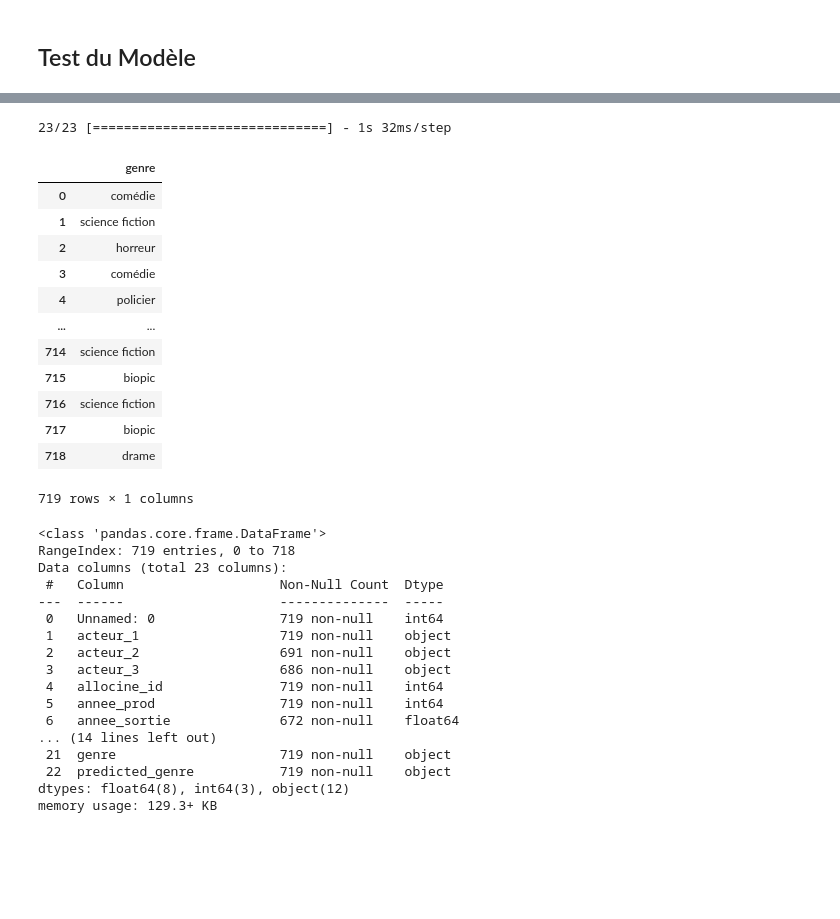
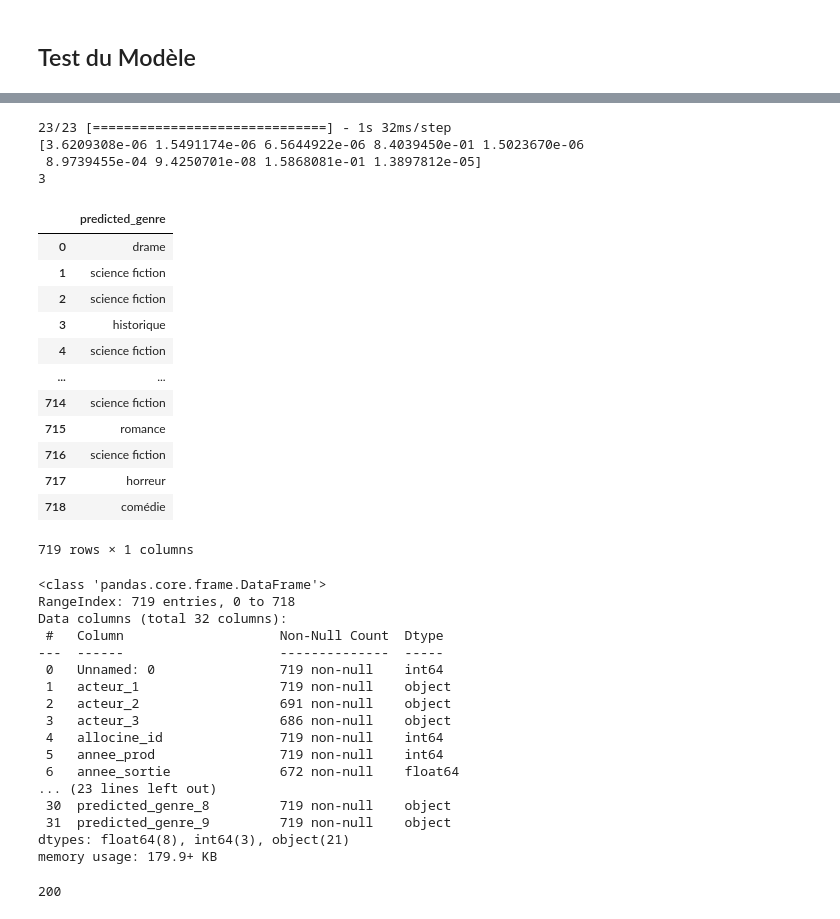
Before and after one commit to FABallemand/ProjetTAL, a Jupyter notebook: notebooks/CNN.ipynb, the cells around one changed output, grey strips where cells are left out. Saved outputs shown, nothing was run; the diff lists cells and outputs as text; code cells hidden in the pictures; blank space fills up the shorter version.

```diff
--- a/notebooks/CNN.ipynb
+++ b/notebooks/CNN.ipynb
@@ -489,31 +492,36 @@ CNN_model = tf.keras.models.load_model("model")
 # %%
 # Vector of probability for each class
 y_pred = CNN_model.predict(X_test)
+print(y_pred[0])
 
 # Vector of genre id with the highest probabillity
 y_pred = np.argmax(y_pred, axis=1)
+print(y_pred[0])
 
 # Convert to dataframe
 y_pred = pd.DataFrame(y_pred)
 
 # Rename column and replace genre ids with genre names
-y_pred.rename(columns={y_pred.columns[0]: "genre"}, inplace=True)
-y_pred.replace({"genre": id2genre}, inplace=True)
+y_pred.rename(columns={y_pred.columns[0]: "predicted_genre"}, inplace=True)
+y_pred.replace({"predicted_genre": id2genre}, inplace=True)
 y_pred
 # %% [output]
 23/23 [==============================] - 1s 32ms/step
+[3.6209308e-06 1.5491174e-06 6.5644922e-06 8.4039450e-01 1.5023670e-06
+ 8.9739455e-04 9.4250701e-08 1.5868081e-01 1.3897812e-05]
+3
-|  | genre |
-| 0 | comédie |
+|  | predicted_genre |
+| 0 | drame |
 | 1 | science fiction |
-| 2 | horreur |
-| 3 | comédie |
-| 4 | policier |
+| 2 | science fiction |
+| 3 | historique |
+| 4 | science fiction |
 | ... | ... |
 | 714 | science fiction |
-| 715 | biopic |
+| 715 | romance |
 | 716 | science fiction |
-| 717 | biopic |
-| 718 | drame |
+| 717 | horreur |
+| 718 | comédie |
 719 rows × 1 columns
 # %%
 test_data_complete["predicted_genre"] = y_pred
@@ -521,7 +529,7 @@ test_data_complete.info()
 # %% [output]
 <class 'pandas.core.frame.DataFrame'>
 RangeIndex: 719 entries, 0 to 718
-Data columns (total 23 columns):
+Data columns (total 32 columns):
  #   Column                    Non-Null Count  Dtype
 ---  ------                    --------------  -----
  0   Unnamed: 0                719 non-null    int64
@@ -531,10 +539,10 @@ Data columns (total 23 columns):
  4   allocine_id               719 non-null    int64
  5   annee_prod                719 non-null    int64
  6   annee_sortie              672 non-null    float64
-... (14 lines left out)
- 21  genre                     719 non-null    object
- 22  predicted_genre           719 non-null    object
-dtypes: float64(8), int64(3), object(12)
-memory usage: 129.3+ KB
+... (23 lines left out)
+ 30  predicted_genre_8         719 non-null    object
+ 31  predicted_genre_9         719 non-null    object
+dtypes: float64(8), int64(3), object(21)
+memory usage: 179.9+ KB
 # %%
 test_data_complete.to_csv("../data/test_results.csv")
@@ -542,0 +549,4 @@ test_data_complete.to_xml("../data/test_results.xml")
+# %%
+print(len(test_data_complete[test_data_complete["genre"] == test_data_complete["predicted_genre"]]))
+# %% [output]
+200
```
Also changed, not shown: parts of 16 cells of this notebook, 13 other files.
